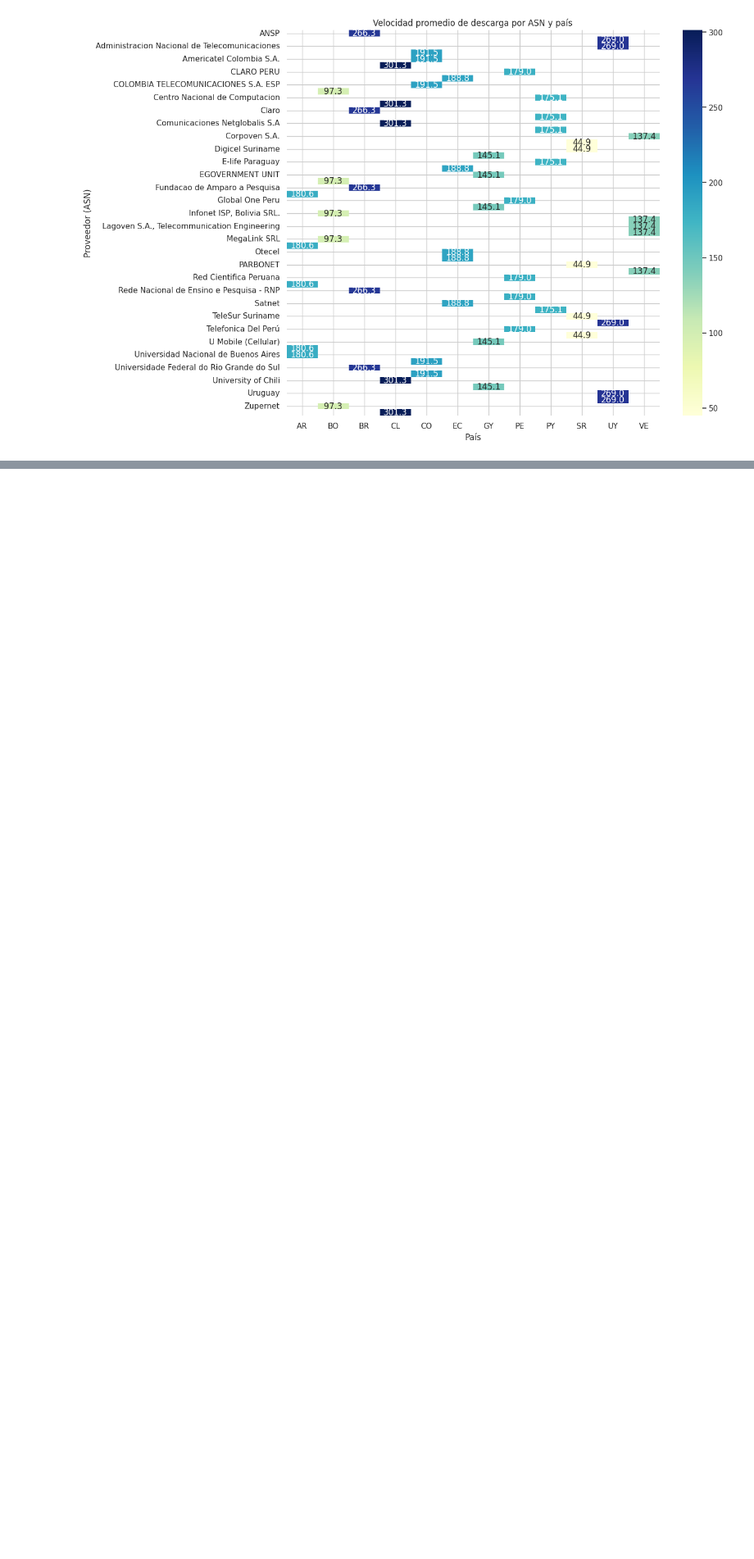
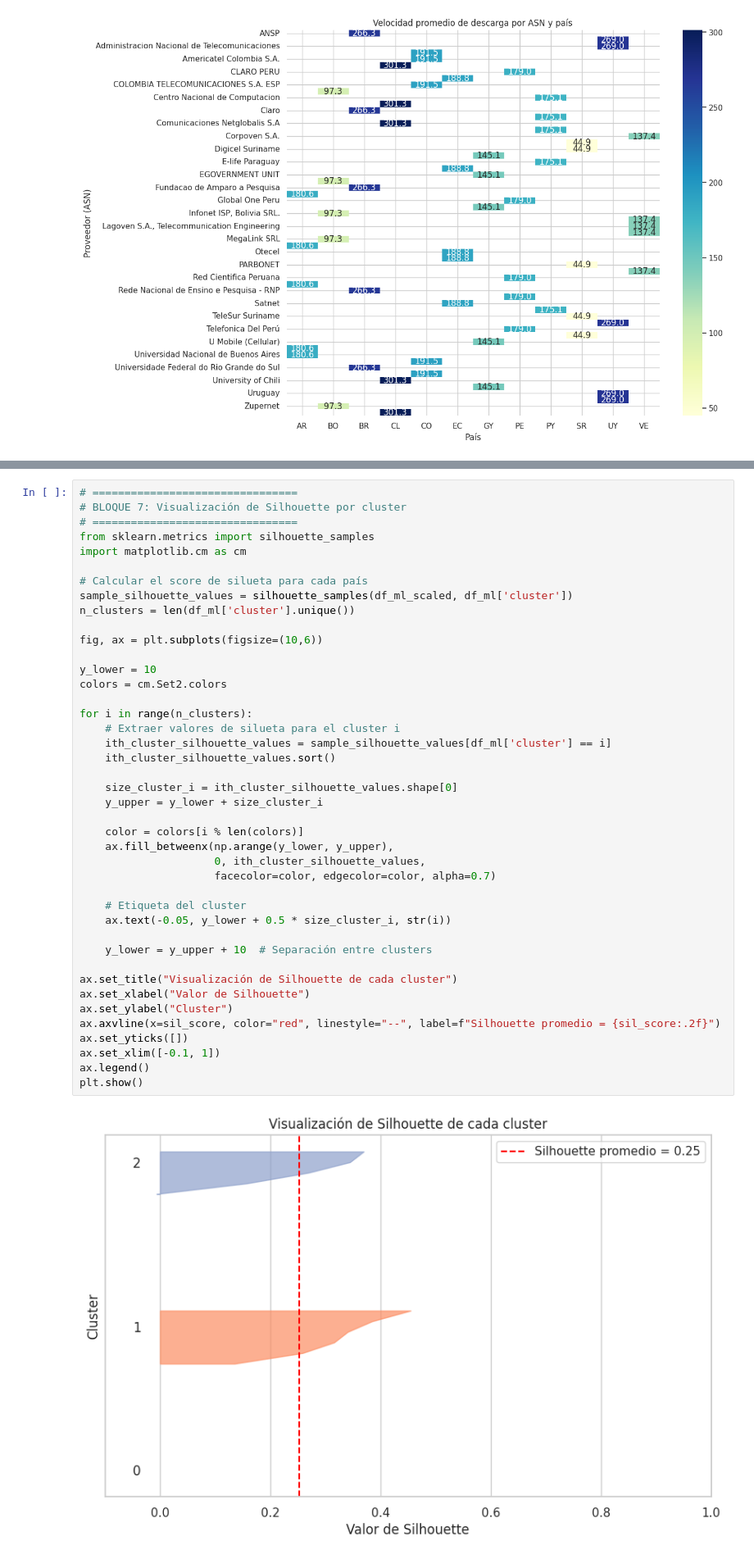
Before and after one commit to Angebarrutia/Coderhouse-Curso-Data-Science-II, a Jupyter notebook: Entregas/Primera Entrega/ProyectoEntrega1DSII_BarrutiaAngela.ipynb, the cells around one changed output, grey strips where cells are left out. Shown at 82% size. Saved outputs shown, nothing was run; the diff lists cells and outputs as text; blank space fills up the shorter version.

```diff
--- a/Entregas/Primera Entrega/ProyectoEntrega1DSII_BarrutiaAngela.ipynb
+++ b/Entregas/Primera Entrega/ProyectoEntrega1DSII_BarrutiaAngela.ipynb
@@ -652,0 +859,44 @@ plt.show()
+# %%
+# ================================
+# BLOQUE 7: Visualización de Silhouette por cluster
+# ================================
+from sklearn.metrics import silhouette_samples
+import matplotlib.cm as cm
+
+# Calcular el score de silueta para cada país
+sample_silhouette_values = silhouette_samples(df_ml_scaled, df_ml['cluster'])
+n_clusters = len(df_ml['cluster'].unique())
+
+fig, ax = plt.subplots(figsize=(10,6))
+
+y_lower = 10
+colors = cm.Set2.colors
+
+for i in range(n_clusters):
+    # Extraer valores de silueta para el cluster i
+    ith_cluster_silhouette_values = sample_silhouette_values[df_ml['cluster'] == i]
+    ith_cluster_silhouette_values.sort()
+
+    size_cluster_i = ith_cluster_silhouette_values.shape[0]
+    y_upper = y_lower + size_cluster_i
+
+    color = colors[i % len(colors)]
+    ax.fill_betweenx(np.arange(y_lower, y_upper),
+                     0, ith_cluster_silhouette_values,
+                     facecolor=color, edgecolor=color, alpha=0.7)
+
+    # Etiqueta del cluster
+    ax.text(-0.05, y_lower + 0.5 * size_cluster_i, str(i))
+
+    y_lower = y_upper + 10  # Separación entre clusters
+
+ax.set_title("Visualización de Silhouette de cada cluster")
+ax.set_xlabel("Valor de Silhouette")
+ax.set_ylabel("Cluster")
+ax.axvline(x=sil_score, color="red", linestyle="--", label=f"Silhouette promedio = {sil_score:.2f}")
+ax.set_yticks([])
+ax.set_xlim([-0.1, 1])
+ax.legend()
+plt.show()
+# %% [output]
+[figure, added]
```
Also changed, not shown: parts of 18 cells of this notebook.
